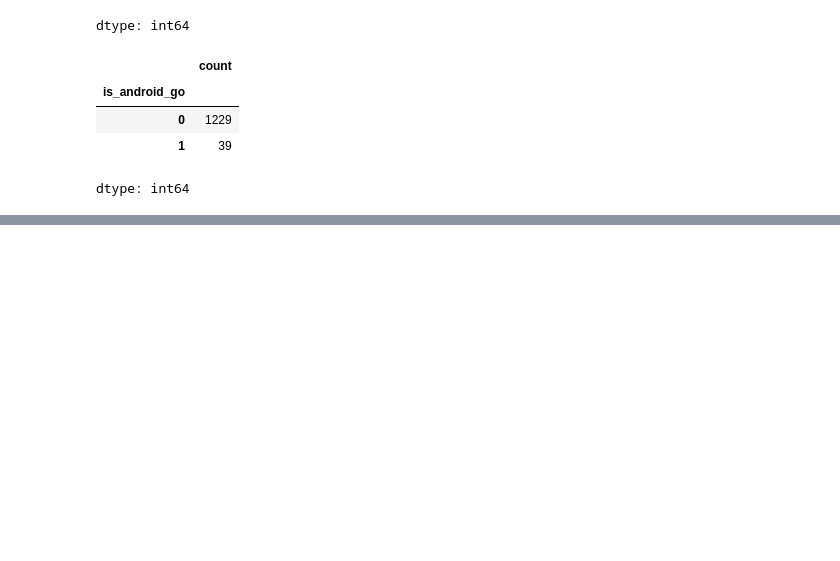
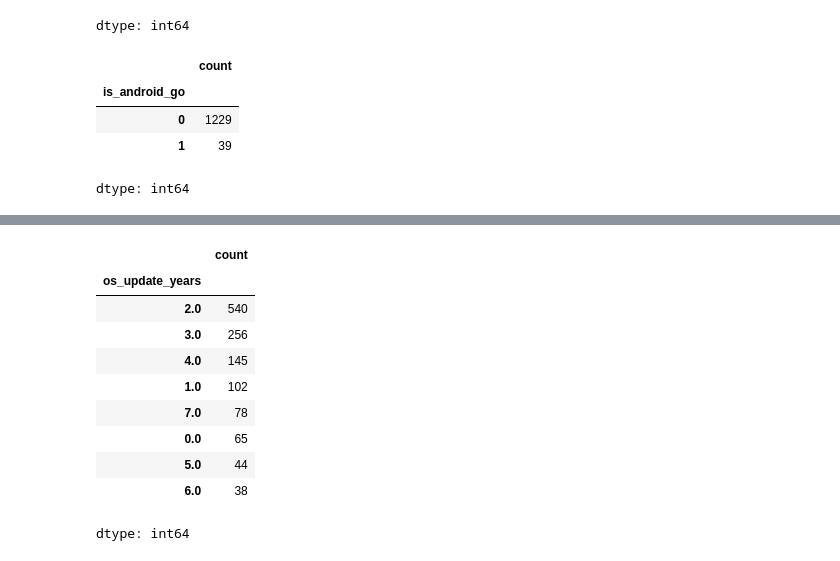
Before and after one commit to rajeshxdatascience/smartphone-recommender-system, a Jupyter notebook: SpecLens_AI_Data_Engineering.ipynb, the cells around one changed output, grey strips where cells are left out. Drawn from its saved outputs; the diff is of its cells as text; code cells hidden in the pictures; blank space fills up the shorter version.

```diff
--- a/SpecLens_AI_Data_Engineering.ipynb
+++ b/SpecLens_AI_Data_Engineering.ipynb
@@ -3961,0 +4023,14 @@ dtype: int64
+# %%
+df['os_update_years'].value_counts(dropna=False)
+# %% [output]
+|  | count |
+| os_update_years |  |
+| 2.0 | 540 |
+| 3.0 | 256 |
+| 4.0 | 145 |
+| 1.0 | 102 |
+| 7.0 | 78 |
+| 0.0 | 65 |
+| 5.0 | 44 |
+| 6.0 | 38 |
+dtype: int64
```
Also changed, not shown: parts of 46 cells of this notebook.
